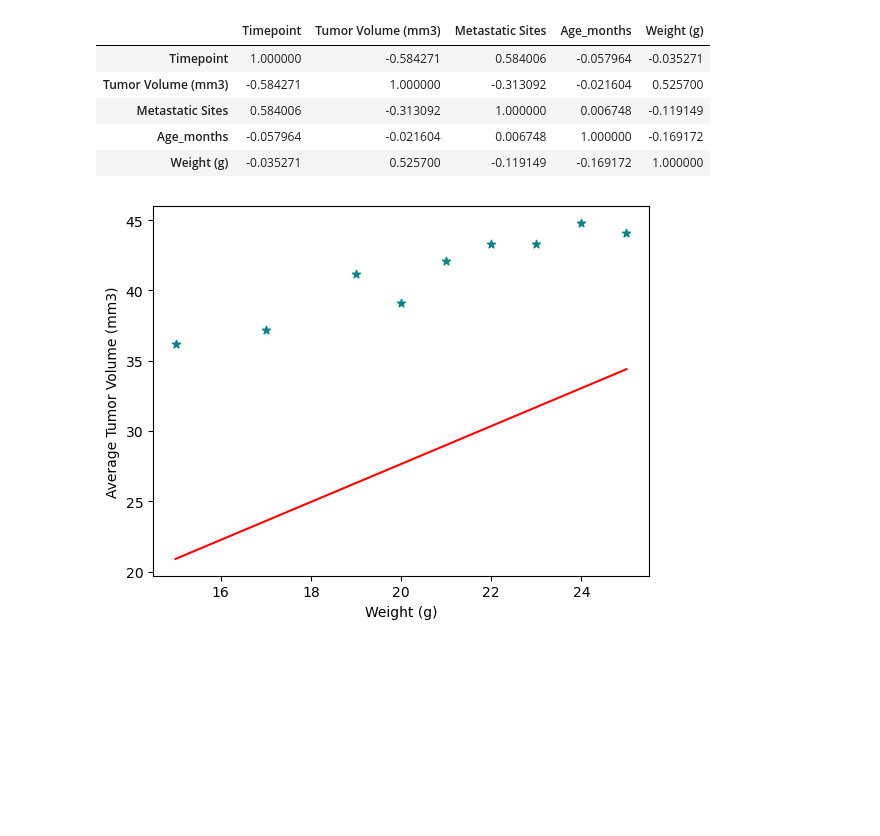
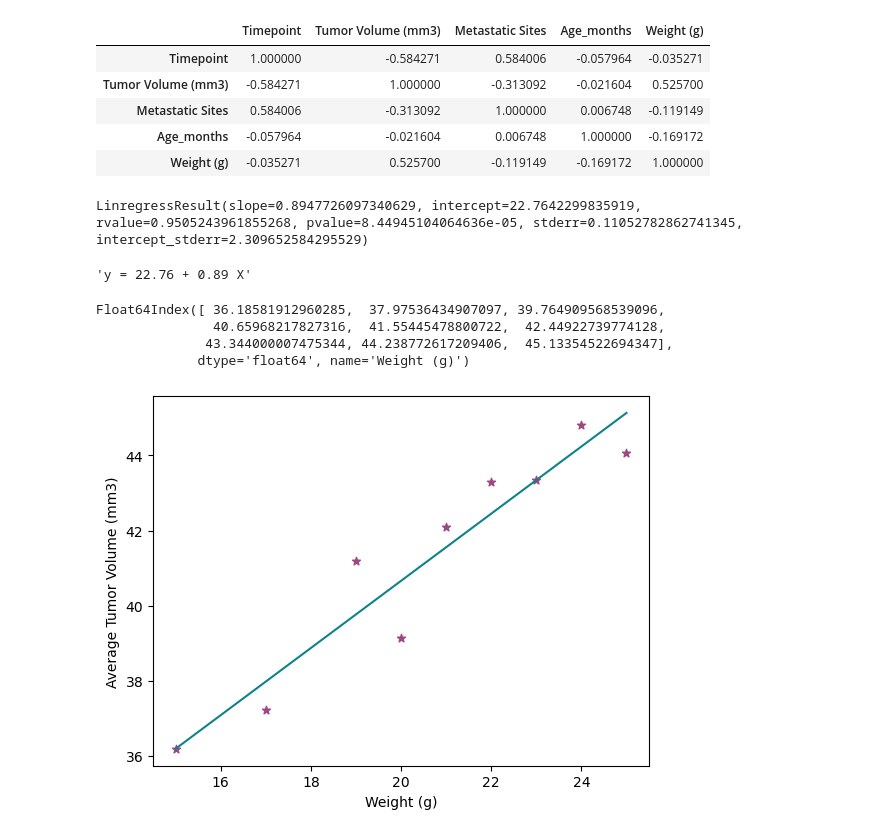
Before and after one commit to Fuy98/Challenge-5, a Jupyter notebook: Challenge-5.ipynb, the cells around one changed output. Drawn from its saved outputs; the diff is of its cells as text; code cells hidden in the pictures; blank space fills up the shorter version.

```diff
--- a/Challenge-5.ipynb
+++ b/Challenge-5.ipynb
@@ -373,10 +372,28 @@ from sklearn.linear_model import LinearRegression
+# %%
+linregress(x_axis,y_values)
+# %% [output]
+LinregressResult(slope=0.8947726097340629, intercept=22.7642299835919, rvalue=0.9505243961855268, pvalue=8.44945104064636e-05, stderr=0.11052782862741345, intercept_stderr=2.309652584295529)
+# %%
+slope, intercept, rvalue, pvalue, stderr = linregress(x_axis, y_values)
+# %%
+line_eq = f'y = {round(intercept, 2)} + {round(slope,2)} X'
+line_eq
+# %% [output]
+'y = 22.76 + 0.89 X'
+# %%
+y_predictions = intercept + (slope * x_axis)
+y_predictions
+# %% [output]
+Float64Index([ 36.18581912960285,  37.97536434907097, 39.764909568539096,
+               40.65968217827316,  41.55445478800722,  42.44922739774128,
+              43.344000007475344, 44.238772617209406,  45.13354522694347],
+             dtype='float64', name='Weight (g)')
 # %%
-X_line = np.array([[15], [25]])
-y_line = model.predict(X_line)
-plt.plot(X_line, y_line, color='red', label='Linear Regression Line')
-plt.scatter(x_axis,y_values, label='Tumor Volume (mm3)', marker='*', color='#0E8388')
+plt.scatter(x_axis,y_values, label='Tumor Volume (mm3)', marker='*', color='#9E4784')
+plt.plot(x_axis, y_predictions, color = '#0E8388')
+plt.annotate(line_eq, (5,4.5), color = 'orange', fontsize = 10)
 plt.xlabel('Weight (g)')
 plt.ylabel('Average Tumor Volume (mm3)')
 plt.show()
 # %% [output]
-[figure, old version]
+[figure, new version]
```
Also changed, not shown: parts of 2 cells of this notebook.
